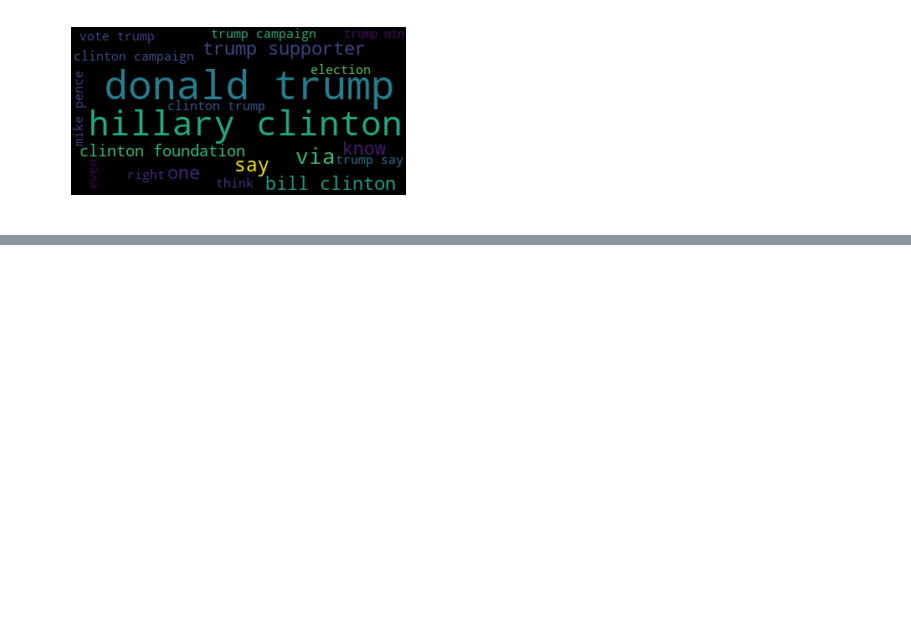
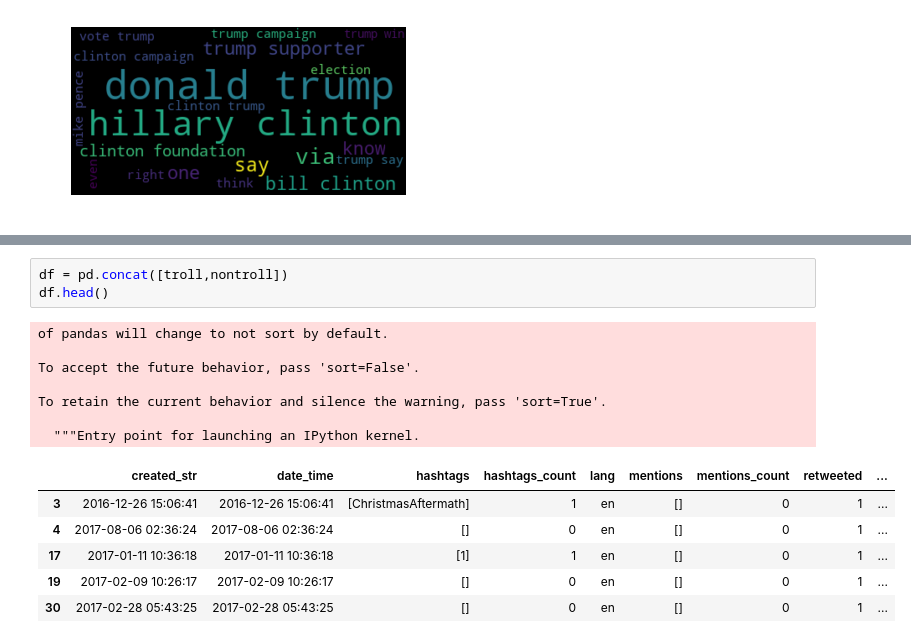
Before and after one commit to vanacorec/Mod3_Project, a Jupyter notebook: AggregateNotebook.ipynb, the cells around one changed output, grey strips where cells are left out. Saved outputs shown, nothing was run; the diff lists cells and outputs as text; blank space fills up the shorter version.

```diff
--- a/AggregateNotebook.ipynb
+++ b/AggregateNotebook.ipynb
@@ -127,0 +150,17 @@ nlprocess.create_wordcloud(nontroll_vocab,20)
+# %%
+df = pd.concat([troll,nontroll])
+df.head()
+# %% [output]
+of pandas will change to not sort by default.
+
+To accept the future behavior, pass 'sort=False'.
+
+To retain the current behavior and silence the warning, pass 'sort=True'.
+
+  """Entry point for launching an IPython kernel.
+|  | created_str | date_time | hashtags | hashtags_count | lang | mentions | mentions_count | retweeted | ... |
+| 3 | 2016-12-26 15:06:41 | 2016-12-26 15:06:41 | [ChristmasAftermath] | 1 | en | [] | 0 | 1 | ... |
+| 4 | 2017-08-06 02:36:24 | 2017-08-06 02:36:24 | [] | 0 | en | [] | 0 | 1 | ... |
+| 17 | 2017-01-11 10:36:18 | 2017-01-11 10:36:18 | [1] | 1 | en | [] | 0 | 1 | ... |
+| 19 | 2017-02-09 10:26:17 | 2017-02-09 10:26:17 | [] | 0 | en | [] | 0 | 1 | ... |
+| 30 | 2017-02-28 05:43:25 | 2017-02-28 05:43:25 | [] | 0 | en | [] | 0 | 1 | ... |
```
Also changed, not shown: parts of 10 cells of this notebook, 2 other files.
